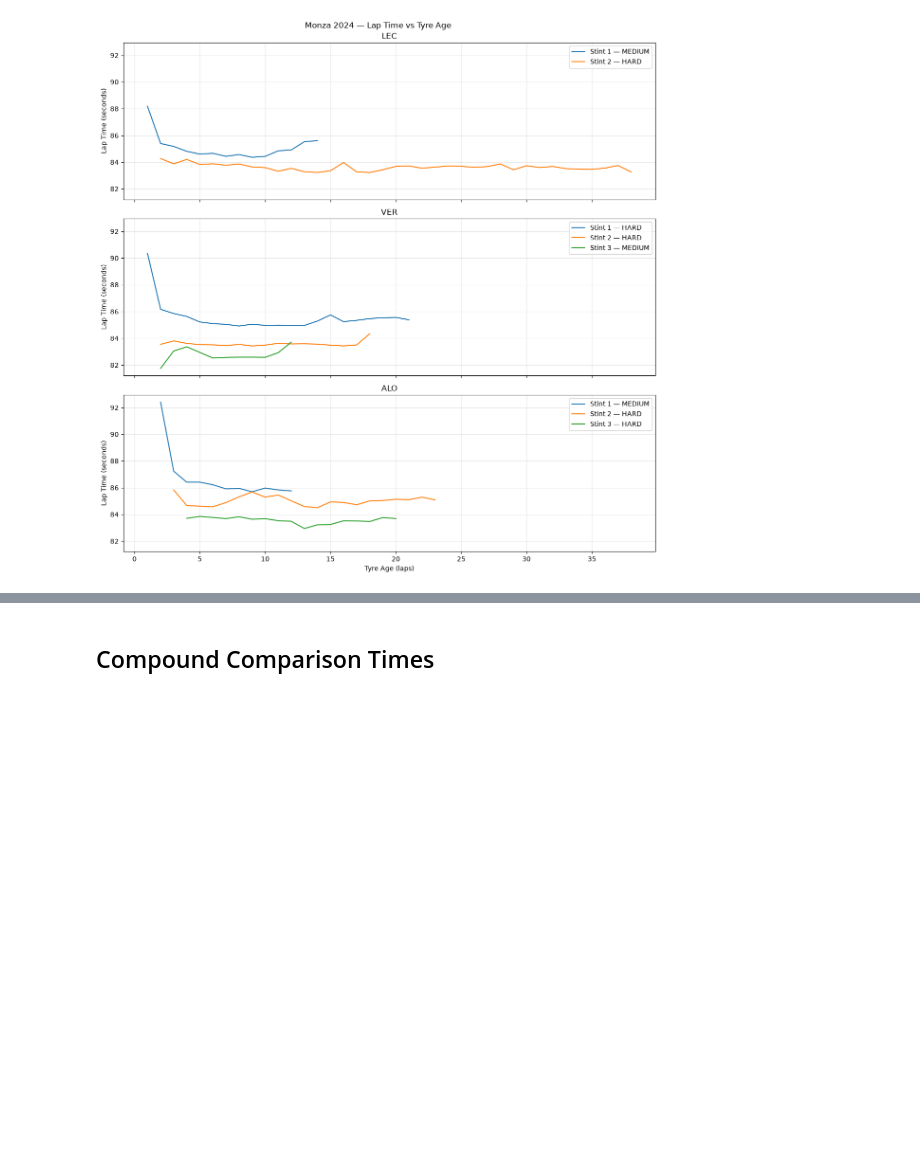
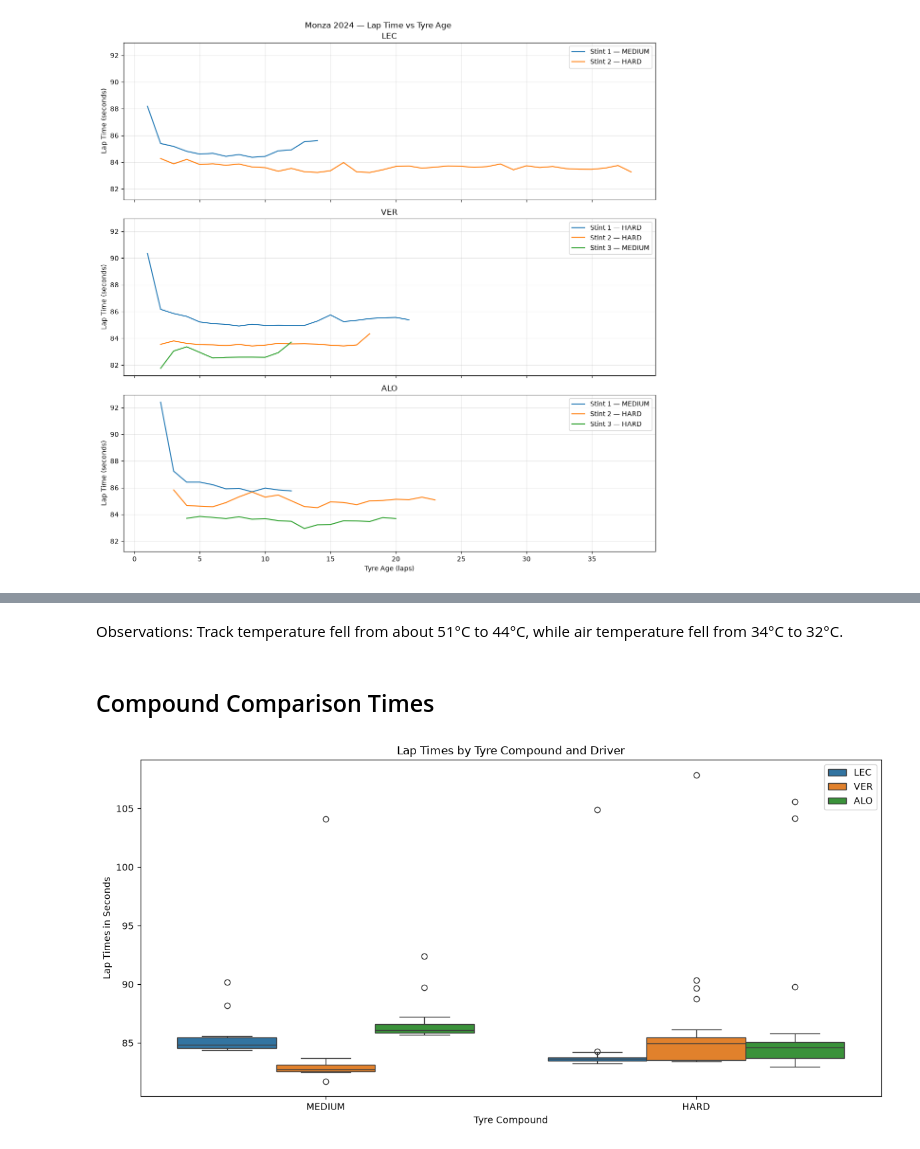
Before and after one commit to jarimbafrancisco-arch/F1-Lap-Time-Prediction, a Jupyter notebook: notebooks/02_EDA.ipynb, the cells around one changed output, grey strips where cells are left out. Saved outputs shown, nothing was run; the diff lists cells and outputs as text; code cells hidden in the pictures; blank space fills up the shorter version.

```diff
--- a/notebooks/02_EDA.ipynb
+++ b/notebooks/02_EDA.ipynb
@@ -370,2 +449,26 @@ Laps tend do be faster through the end of the race, as track is hotter and car i
+# %% [markdown]
+Observations:
+Track temperature fell from about 51°C to 44°C, while air temperature fell from 34°C to 32°C.
 # %% [markdown]
 ## Compound Comparison Times
+# %%
+drivers=["LEC", "VER", "ALO"]
+selected_laps=race_laps[race_laps["Driver"].isin(drivers)]
+plt.figure(figsize=(12,6))
+
+sns.boxplot(
+    data=selected_laps,
+    x="Compound",
+    y="LapTimeSeconds",
+    hue="Driver",
+    order=["MEDIUM","HARD"]
+)
+
+plt.xlabel("Tyre Compound")
+plt.ylabel("Lap Times in Seconds")
+plt.title("Lap Times by Tyre Compound and Driver")
+plt.legend()
+plt.tight_layout()
+plt.show()
+# %% [output]
+[figure, added]
```
Also changed, not shown: parts of 9 cells of this notebook.
